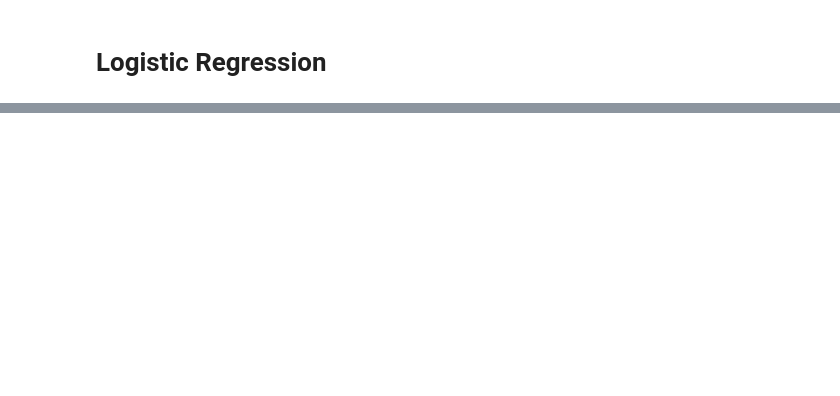
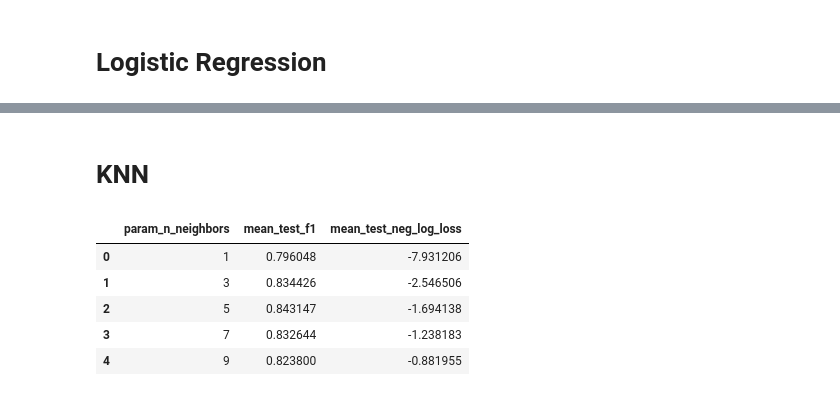
Before and after one commit to diogocerveira/heart-prediese, a Jupyter notebook: feature_correlation.ipynb, the cells around one changed output, grey strips where cells are left out. Drawn from its saved outputs; the diff is of its cells as text; code cells hidden in the pictures; blank space fills up the shorter version.

```diff
--- a/feature_correlation.ipynb
+++ b/feature_correlation.ipynb
@@ -254,0 +234,17 @@ Accuracy on Test Data:  0.7777777777777778
+# %% [markdown]
+# KNN
+# %%
+from sklearn.model_selection import GridSearchCV
+from sklearn.neighbors import KNeighborsClassifier
+
+clf = GridSearchCV(KNeighborsClassifier(), {"n_neighbors": [1, 3, 5, 7, 9]}, cv=5, scoring=["f1", "neg_log_loss"], return_train_score=False, refit=False)
+clf.fit(one_hot_standardizedX, Y)
+results_gs = pd.DataFrame(clf.cv_results_)
+results_gs[['param_n_neighbors', 'mean_test_f1', 'mean_test_neg_log_loss']]
+# %% [output]
+|  | param_n_neighbors | mean_test_f1 | mean_test_neg_log_loss |
+| 0 | 1 | 0.796048 | -7.931206 |
+| 1 | 3 | 0.834426 | -2.546506 |
+| 2 | 5 | 0.843147 | -1.694138 |
+| 3 | 7 | 0.832644 | -1.238183 |
+| 4 | 9 | 0.823800 | -0.881955 |
```
Also changed, not shown: parts of 5 cells of this notebook.
